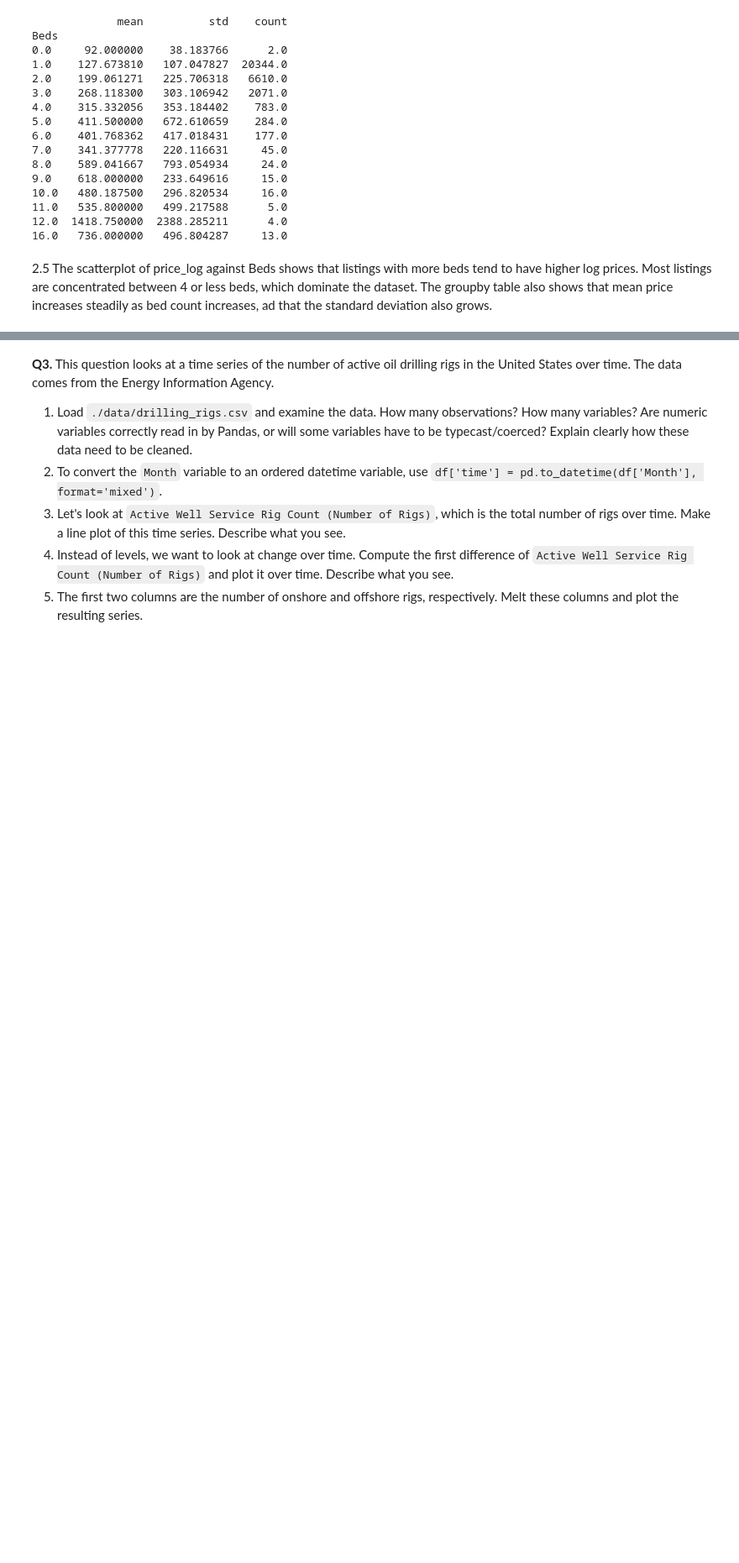
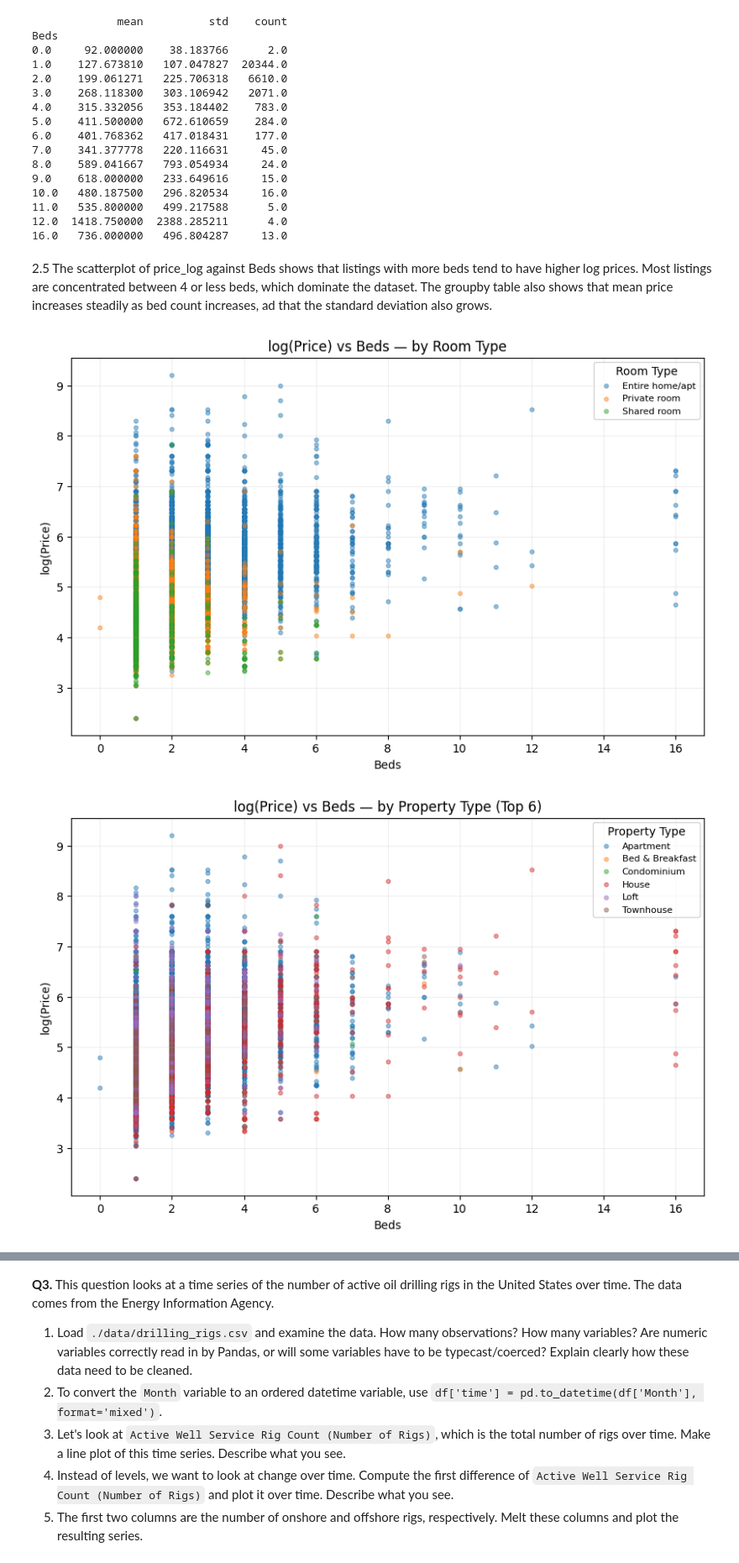
Before and after one commit to suhanee-singh/eda_assignment, a Jupyter notebook: assignment.ipynb, the cells around one changed output, grey strips where cells are left out. Shown at 84% size. Cells and saved outputs as stored; diff of their text form; code cells hidden in the pictures; blank space fills up the shorter version.

Commit message:
Add scatterplot and price_log transformation code

```diff
--- a/assignment.ipynb
+++ b/assignment.ipynb
@@ -195,3 +200,60 @@ Beds
 # %% [markdown]
 2.5
 The scatterplot of price_log against Beds shows that listings with more beds tend to have higher log prices. Most listings are concentrated between 4 or less beds, which dominate the dataset. The groupby table also shows that mean price increases steadily as bed count increases, ad that the standard deviation also grows.
+# %%
+import numpy as np
+import pandas as pd
+import matplotlib.pyplot as plt
+
+#clean and numeric
+if "Price_num" not in df.columns:
+    base = df["Price"] if "Price" in df.columns else df["price"]
+    df["Price_num"] = pd.to_numeric(
+        base.astype(str).str.replace(r"[^0-9.]", "", regex=True), errors="coerce"
+    )
+if "price_log" not in df.columns:
+    df["price_log"] = np.log1p(df["Price_num"])
+
+#make sure beds is numeric
+df["Beds"] = pd.to_numeric(df["Beds"], errors="coerce")
+plot_df = df.loc[df["Beds"].notna() & df["price_log"].notna(),
+                 ["Beds","price_log","Room Type","Property Type","Price_num"]].copy()
+
+#plot1
+plt.figure(figsize=(10,6))
+for rt, sub in plot_df.groupby("Room Type"):
+    plt.scatter(sub["Beds"], sub["price_log"], s=12, alpha=0.45, label=rt)
+plt.xlabel("Beds"); plt.ylabel("log(Price)"); plt.title("log(Price) vs Beds — by Room Type")
+plt.legend(title="Room Type", fontsize=8); plt.grid(True, alpha=0.2); plt.show()
+
+# plot 2 focus on top 6
+top_props = plot_df["Property Type"].value_counts().nlargest(6).index
+plt.figure(figsize=(10,6))
+for pt, sub in plot_df[plot_df["Property Type"].isin(top_props)].groupby("Property Type"):
+    plt.scatter(sub["Beds"], sub["price_log"], s=12, alpha=0.45, label=pt)
+plt.xlabel("Beds"); plt.ylabel("log(Price)"); plt.title("log(Price) vs Beds — by Property Type (Top 6)")
+plt.legend(title="Property Type", fontsize=8); plt.grid(True, alpha=0.2); plt.show()
+
+#Price by Room Type & Property Type
+room_desc = (df.groupby("Room Type")["Price_num"]
+               .describe()[["count","mean","std"]]
+               .assign(median=df.groupby("Room Type")["Price_num"].median()))
+prop_desc  = (df.groupby("Property Type")["Price_num"]
+               .describe()[["count","mean","std"]]
+               .assign(median=df.groupby("Property Type")["Price_num"].median()))
+
+print("\nRoom Type summary (sorted by mean):")
+print(room_desc.sort_values("mean", ascending=False))
+print("\nProperty Type summary (sorted by mean):")
+print(prop_desc.sort_values("mean",ascending=False))
+
+print("\nHighest mean— Room Type:", room_desc["mean"].idxmax(), f"({room_desc['mean'].max():.2f})")
+print("Higheststd— Room Type:", room_desc["std"].idxmax(),  f"({room_desc['std'].max():.2f})")
+print("Highest mean—Property", prop_desc["mean"].idxmax(), f"({prop_desc['mean'].max():.2f})")
+print("Highest std — Property Type:", prop_desc["std"].idxmax(),  f"({prop_desc['std'].max():.2f})")
+
+#Prices are right-skewed with many high outliers
+#so the median is a more reliable measure of central tendency than the mean
+# %% [output]
+[figure, added]
+[figure, added]
```
Also changed, not shown: parts of 15 cells of this notebook, 1 other file.
